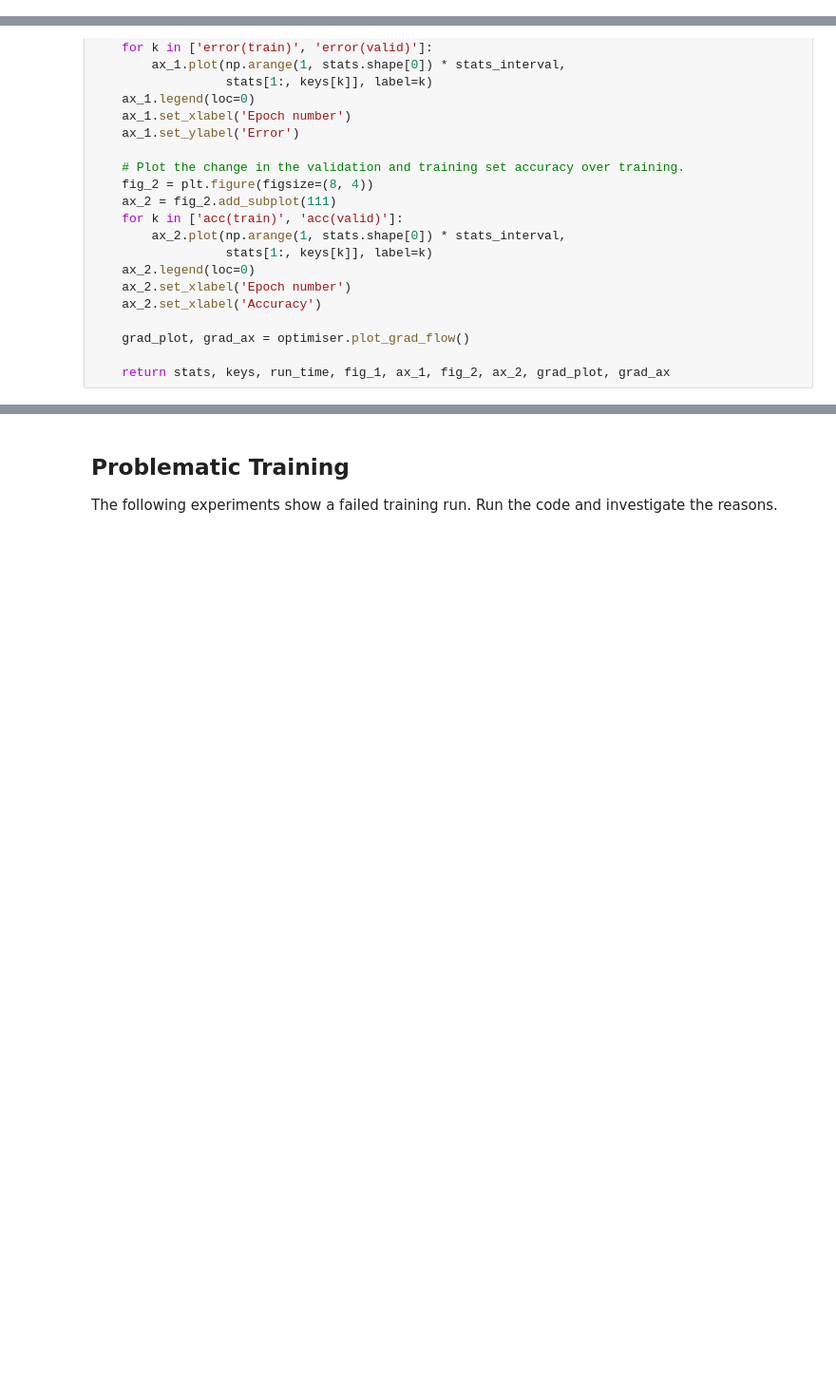
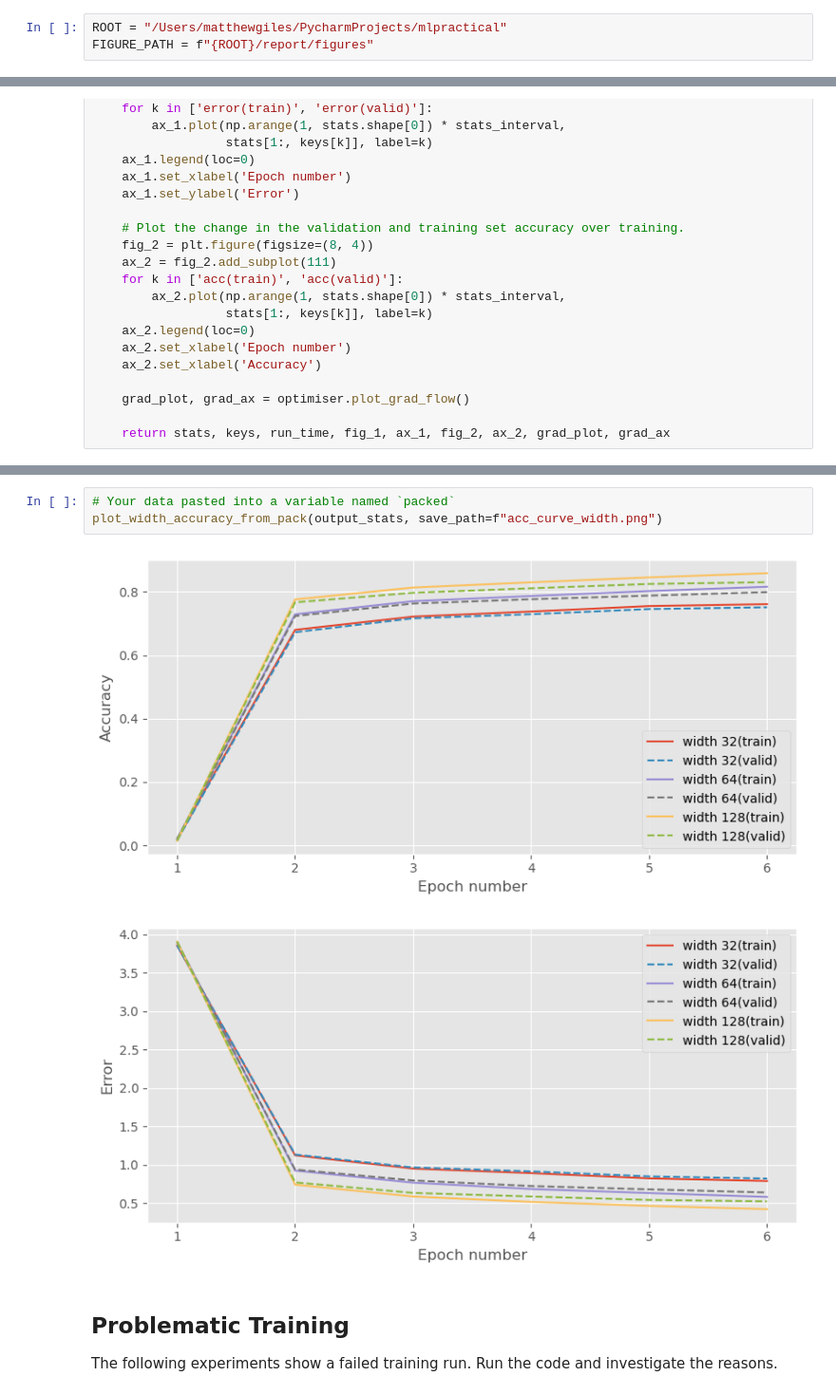
Before and after one commit to MATTYGILO/mlpractical, a Jupyter notebook: notebooks/Coursework_1.ipynb, the cells around one changed output, grey strips where cells are left out. Shown at 95% size. Cells and saved outputs as stored; diff of their text form; blank space fills up the shorter version.

```diff
--- a/notebooks/Coursework_1.ipynb
+++ b/notebooks/Coursework_1.ipynb
@@ -6,6 +6,9 @@ This notebook is intended to be used as a starting point for your experiments. T
 ## Training Boilerplate
 
 Use the below code as a boilerplate to start your experiments. You can add more cells or change the code as you see fit.
+# %%
+ROOT = "/Users/matthewgiles/PycharmProjects/mlpractical"
+FIGURE_PATH = f"{ROOT}/report/figures"
 # %%
 import matplotlib.pyplot as plt
 import numpy as np
@@ -117,3 +245,9 @@ stats, keys, run_time, fig_1, ax_1, fig_2, ax_2, grad_plot, grad_ax = train_mode
+# %%
+# Your data pasted into a variable named `packed`
+plot_width_accuracy_from_pack(output_stats, save_path=f"acc_curve_width.png")
+# %% [output]
+[figure, added]
+[figure, added]
 # %% [markdown]
 ## Problematic Training
 
```
Also changed, not shown: parts of 18 cells of this notebook, 1 other file.
